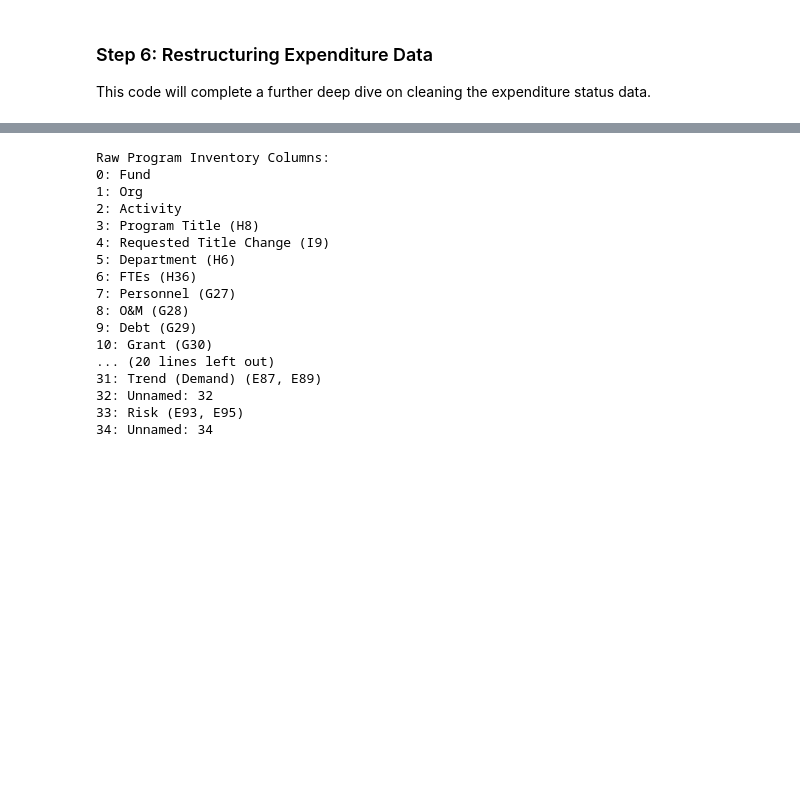
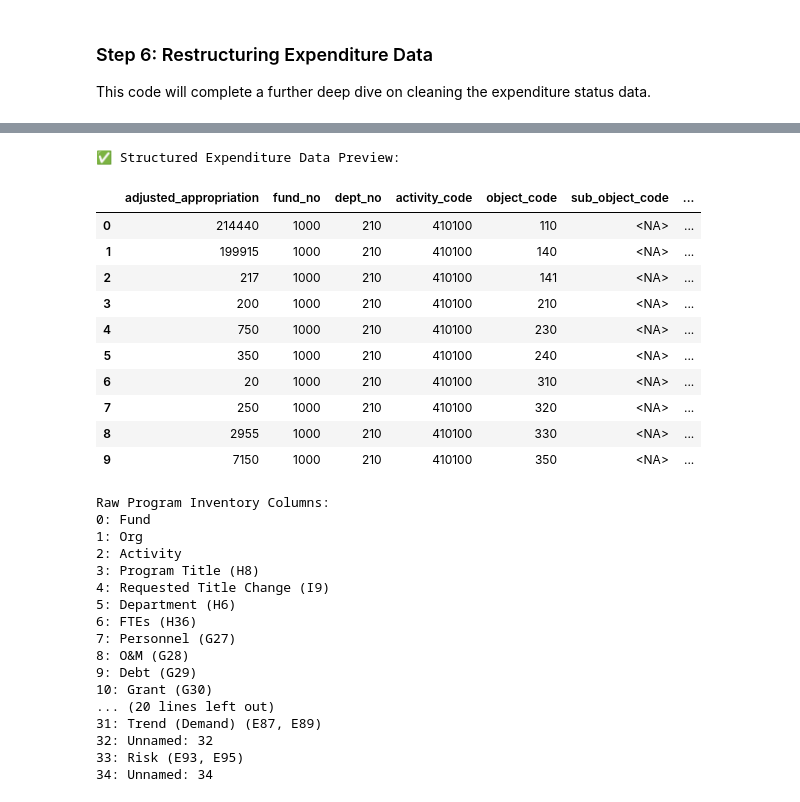
Before and after one commit to breannanpr/CityofMissoulaBudgetCapstone, a Jupyter notebook: citydata_01_cleaning.ipynb, the cells around one changed output, grey strips where cells are left out. Cells and saved outputs as stored; diff of their text form; code cells hidden in the pictures; blank space fills up the shorter version.

```diff
--- a/citydata_01_cleaning.ipynb
+++ b/citydata_01_cleaning.ipynb
@@ -92,11 +92,11 @@ condition_4 = ~(
     expenditure_status["Unnamed: 1"].astype(str).str.isalpha()
 )
 
-# Condition 5: Exclude rows where 'Unnamed: 0' contains the word "Total"
-condition_5 = ~expenditure_status["Unnamed: 0"].astype(str).str.contains("Total", case=False, na=False)
+# Condition 5: Keep only rows where 'Unnamed: 1' contains a number (ensures a dollar amount)
+condition_5 = expenditure_status["Unnamed: 1"].astype(str).str.contains(r"\d", na=False)
 
-# Condition 6: Keep only rows where 'Unnamed: 1' contains a number (ensures a dollar amount)
-condition_6 = expenditure_status["Unnamed: 1"].astype(str).str.contains(r"\d", na=False)
+# Condition 6: Exclude rows where 'Unnamed: 0' contains the word "Total"
+condition_6 = ~expenditure_status["Unnamed: 0"].astype(str).str.contains("Total", case=False, na=False)
 
 # Combine all logic conditions into a single filter
 all_conditions = condition_1 & condition_2 & condition_3 & condition_4 & condition_5 & condition_6
@@ -104,10 +104,8 @@ all_conditions = condition_1 & condition_2 & condition_3 & condition_4 & conditi
 # Subset the filtered data
 expenditure_filtered_df = expenditure_status[all_conditions].copy()
 
-# Only keep relevant first two columns
-expenditure_filtered_df = expenditure_filtered_df.iloc[:, :2]
-
-# Rename columns for clarity
+# Apply to raw dataframe and retain relevant columns
+expenditure_filtered_df = expenditure_status[all_conditions].iloc[:, :2].copy()
 expenditure_filtered_df.columns = ["account_number", "adjusted_appropriation"]
 
 # Checkpoint: Preview the cleaned result
@@ -309,3 +267,59 @@ display(df_expenditure_status.head())
+# %%
+# Start from the filtered transactional data
+expend_structured = expenditure_filtered_df.copy()
+
+# Define column names for account number breakdown
+split_cols = ["fund_no", "dept_no", "activity_code", "object_code", "sub_object_code"]
+
+# Split the structured account number string into its components
+split_data = expend_structured["account_number"].astype(str).str.split(".", expand=True, n=4)
+split_data.columns = split_cols
+
+# Merge the split columns into the main DataFrame
+expend_structured = pd.concat([expend_structured, split_data], axis=1)
+
+# Extract account description directly from account_number (before dropping it)
+expend_structured["account_description"] = expend_structured["account_number"].astype(str) \
+    .str.extract(r"(?:\d{3,}(?:\.\d{3,}){1,4})\s+(.*)", expand=False).str.strip()
+
+# Convert each component to nullable integer to preserve missing values
+for col in split_cols:
+    expend_structured[col] = pd.to_numeric(expend_structured[col], errors="coerce").astype("Int64")
+
+# Forward fill fund and dept numbers for continuity across rows
+expend_structured[["fund_no", "dept_no"]] = expend_structured[["fund_no", "dept_no"]].ffill()
+
+# Drop non-detailed rows where the activity code is missing
+expend_structured = expend_structured.dropna(subset=["activity_code"]).reset_index(drop=True)
+
+# Drop the account_number column after all cleaning is done
+expend_structured = expend_structured.drop(columns=["account_number"])
+
+# Reorder columns for clarity (keeping 'account_number' until final export)
+expend_structured = expend_structured[[
+    "adjusted_appropriation", "fund_no", "dept_no", "activity_code",
+    "object_code", "sub_object_code", "account_description"
+]]
+
+# ✅ Preview cleaned and structured expenditure data
+print("\n✅ Structured Expenditure Data Preview:")
+display(expend_structured.head(10))
+
+# Update df_expenditure_status for further use
+df_expenditure_status = expend_structured.copy()
+# %% [output]
+✅ Structured Expenditure Data Preview:
+|  | adjusted_appropriation | fund_no | dept_no | activity_code | object_code | sub_object_code | ... |
+| 0 | 214440 | 1000 | 210 | 410100 | 110 | <NA> | ... |
+| 1 | 199915 | 1000 | 210 | 410100 | 140 | <NA> | ... |
+| 2 | 217 | 1000 | 210 | 410100 | 141 | <NA> | ... |
+| 3 | 200 | 1000 | 210 | 410100 | 210 | <NA> | ... |
+| 4 | 750 | 1000 | 210 | 410100 | 230 | <NA> | ... |
+| 5 | 350 | 1000 | 210 | 410100 | 240 | <NA> | ... |
+| 6 | 20 | 1000 | 210 | 410100 | 310 | <NA> | ... |
+| 7 | 250 | 1000 | 210 | 410100 | 320 | <NA> | ... |
+| 8 | 2955 | 1000 | 210 | 410100 | 330 | <NA> | ... |
+| 9 | 7150 | 1000 | 210 | 410100 | 350 | <NA> | ... |
 # %%
 # Preview column names to see where compound headers are followed by Unnamed cols
 print("\nRaw Program Inventory Columns:")
```
Also changed, not shown: parts of 19 cells of this notebook.
